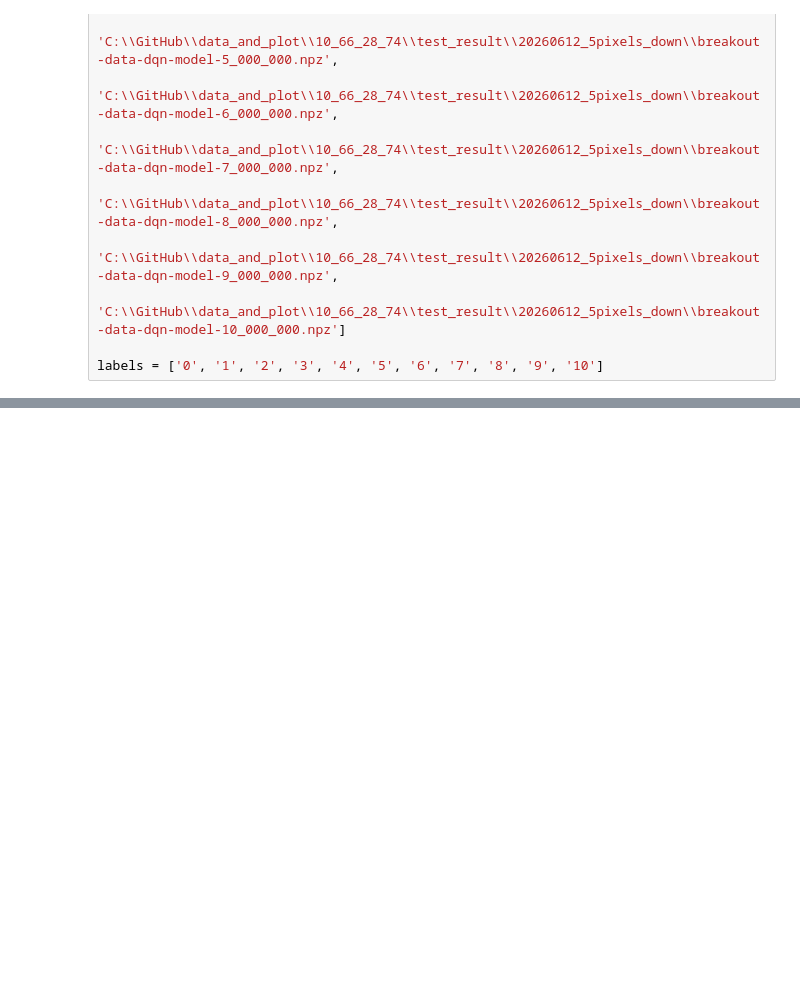
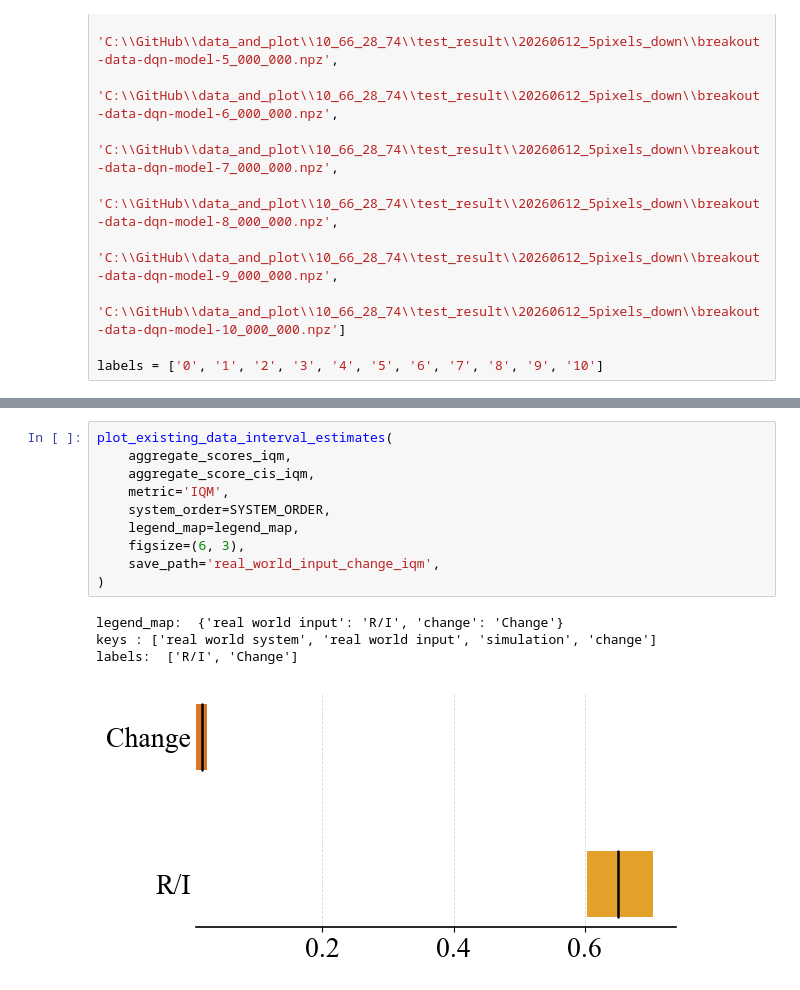
Before and after one commit to RongpingZhou/data_and_plot, a Jupyter notebook: plot.ipynb, the cells around one changed output, grey strips where cells are left out. Cells and saved outputs as stored; diff of their text form; blank space fills up the shorter version.

```diff
--- a/plot.ipynb
+++ b/plot.ipynb
@@ -2289,0 +2472,15 @@ labels = ['0', '1', '2', '3', '4', '5', '6', '7', '8', '9', '10']
+# %%
+plot_existing_data_interval_estimates(
+    aggregate_scores_iqm,
+    aggregate_score_cis_iqm,
+    metric='IQM',
+    system_order=SYSTEM_ORDER,
+    legend_map=legend_map,
+    figsize=(6, 3),
+    save_path='real_world_input_change_iqm',
+)
+# %% [output]
+legend_map:  {'real world input': 'R/I', 'change': 'Change'}
+keys : ['real world system', 'real world input', 'simulation', 'change']
+labels:  ['R/I', 'Change']
+[figure, added]
```
Also changed, not shown: parts of 13 cells of this notebook, 33 other files.
